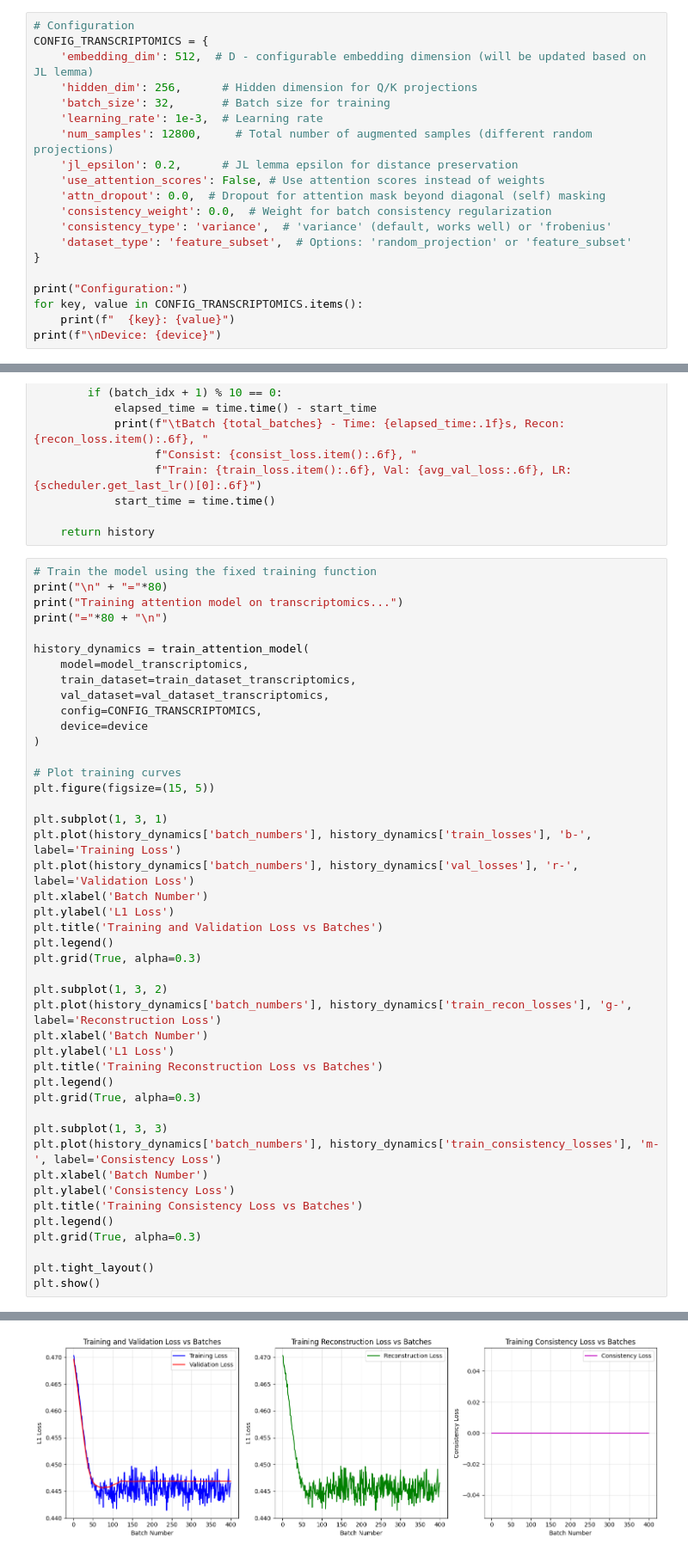
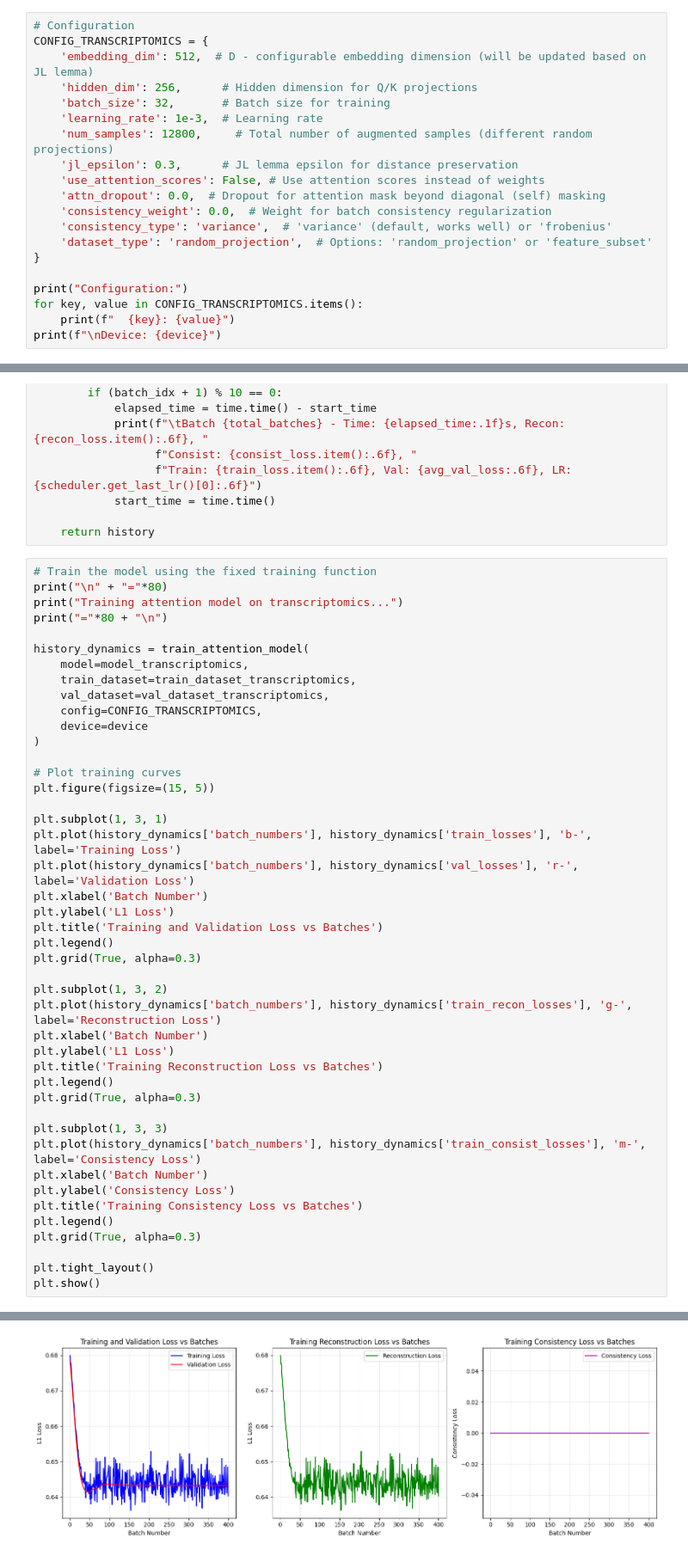
Before and after one commit to qsimeon/worm-learn, a Jupyter notebook: main_notebook.ipynb, the cells around one changed output, grey strips where cells are left out. Shown at 86% size. Drawn from its saved outputs; the diff is of its cells as text.

```diff
--- a/main_notebook.ipynb
+++ b/main_notebook.ipynb
@@ -60,12 +434,12 @@ CONFIG_TRANSCRIPTOMICS = {
     'batch_size': 32,       # Batch size for training
     'learning_rate': 1e-3,  # Learning rate
     'num_samples': 12800,     # Total number of augmented samples (different random projections)
-    'jl_epsilon': 0.2,      # JL lemma epsilon for distance preservation
+    'jl_epsilon': 0.3,      # JL lemma epsilon for distance preservation
     'use_attention_scores': False, # Use attention scores instead of weights
     'attn_dropout': 0.0,  # Dropout for attention mask beyond diagonal (self) masking
     'consistency_weight': 0.0,  # Weight for batch consistency regularization
     'consistency_type': 'variance',  # 'variance' (default, works well) or 'frobenius'
-    'dataset_type': 'feature_subset',  # Options: 'random_projection' or 'feature_subset'
+    'dataset_type': 'random_projection',  # Options: 'random_projection' or 'feature_subset'
 }
 
 print("Configuration:")
@@ -1569,7 +1942,7 @@ plt.legend()
 plt.grid(True, alpha=0.3)
 
 plt.subplot(1, 3, 3)
-plt.plot(history_dynamics['batch_numbers'], history_dynamics['train_consistency_losses'], 'm-', label='Consistency Loss')
+plt.plot(history_dynamics['batch_numbers'], history_dynamics['train_consist_losses'], 'm-', label='Consistency Loss')
 plt.xlabel('Batch Number')
 plt.ylabel('Consistency Loss')
 plt.title('Training Consistency Loss vs Batches')
@@ -1599,4 +1972,4 @@ Training attention model on transcriptomics...
-[figure, old version]
+[figure, new version]
 # %% [markdown]
 ## Visualization of Learned Attention Matrices
 
```
Also changed, not shown: parts of 23 cells of this notebook.
